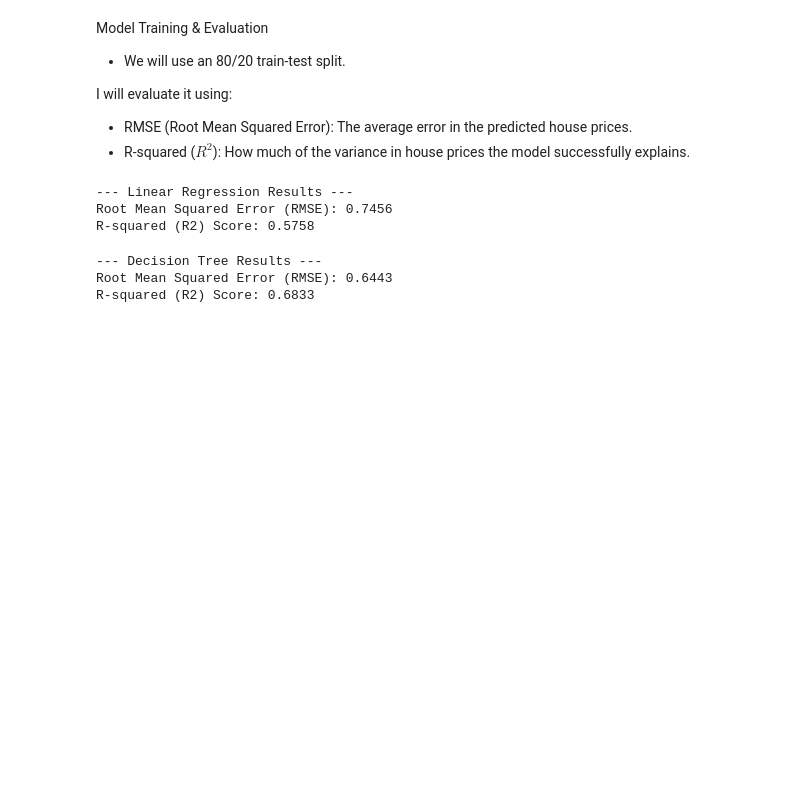
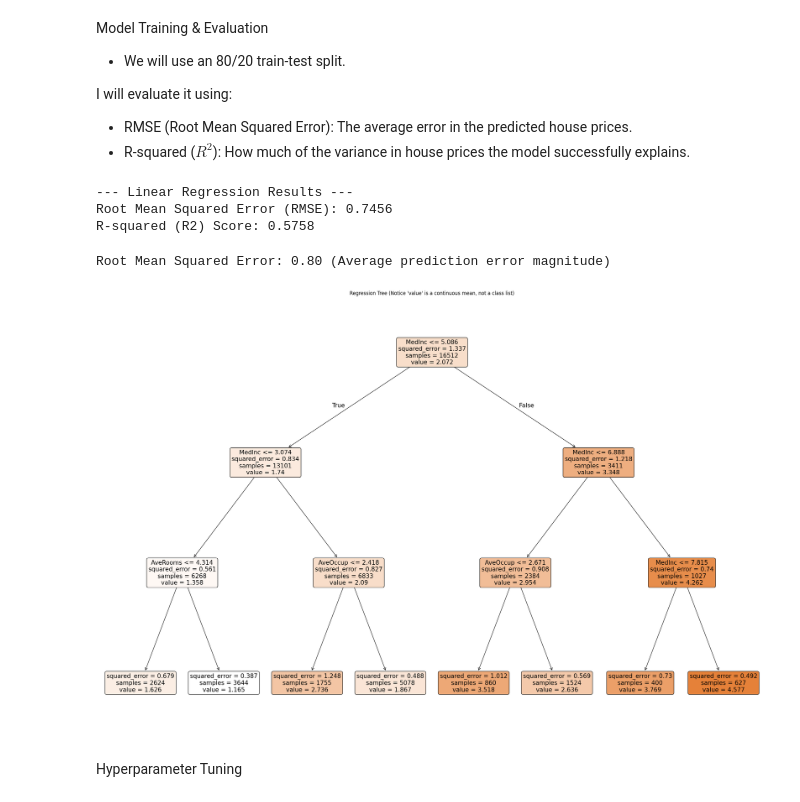
Before and after one commit to Shreya1619/LogicMojo-AI-ML-Jan26-ShreyaSaraf, a Jupyter notebook: ML Assignments/California_Housing_Value_Prediction_(Regression).ipynb, the cells around one changed output. Cells and saved outputs as stored; diff of their text form; code cells hidden in the pictures; blank space fills up the shorter version.

Commit message:
decision tree model + grid searchCV

```diff
--- a/ML Assignments/California_Housing_Value_Prediction_(Regression).ipynb
+++ b/ML Assignments/California_Housing_Value_Prediction_(Regression).ipynb
@@ -104,25 +104,31 @@ print(f"R-squared (R2) Score: {r2:.4f}")
 --- Linear Regression Results ---
 Root Mean Squared Error (RMSE): 0.7456
 R-squared (R2) Score: 0.5758
-# %%
-from sklearn.tree import DecisionTreeRegressor
-
-# Initialize and train a Decision Tree instead of a straight line
-# We set a max_depth so the tree doesn't overfit and memorize the data
-tree_model = DecisionTreeRegressor(max_depth=9, random_state=42)
-tree_model.fit(X_train, y_train)
-
-# Make predictions
-tree_preds = tree_model.predict(X_test)
-
-# Evaluate
-tree_rmse = np.sqrt(mean_squared_error(y_test, tree_preds))
-tree_r2 = r2_score(y_test, tree_preds)
-
-print("--- Decision Tree Results ---")
-print(f"Root Mean Squared Error (RMSE): {tree_rmse:.4f}")
-print(f"R-squared (R2) Score: {tree_r2:.4f}")
-# %% [output]
---- Decision Tree Results ---
-Root Mean Squared Error (RMSE): 0.6443
-R-squared (R2) Score: 0.6833
+# %%
+from sklearn.tree import DecisionTreeRegressor,plot_tree
+
+
+
+# 1. Model: Notice we use DecisionTreeRegressor!
+reg_tree = DecisionTreeRegressor(max_depth=3, random_state=42)
+
+# 2. Train
+reg_tree.fit(X_train, y_train)
+
+# 3. Predict
+y_pred = reg_tree.predict(X_test)
+
+# 4. Evaluate using RMSE (Root Mean Squared Error)
+rmse = np.sqrt(mean_squared_error(y_test, y_pred))
+print(f"Root Mean Squared Error: {rmse:.2f} (Average prediction error magnitude)")
+
+# Show tree outputting continuous Values
+plt.figure(figsize=(30, 20))
+plot_tree(reg_tree, feature_names=X_train.columns, filled=True, rounded=True, fontsize=15)
+plt.title("Regression Tree (Notice 'value' is a continuous mean, not a class list)")
+plt.show()
+# %% [output]
+Root Mean Squared Error: 0.80 (Average prediction error magnitude)
+[figure, added]
+# %% [markdown]
+Hyperparameter Tuning
```
Also changed, not shown: parts of 2 cells of this notebook.
